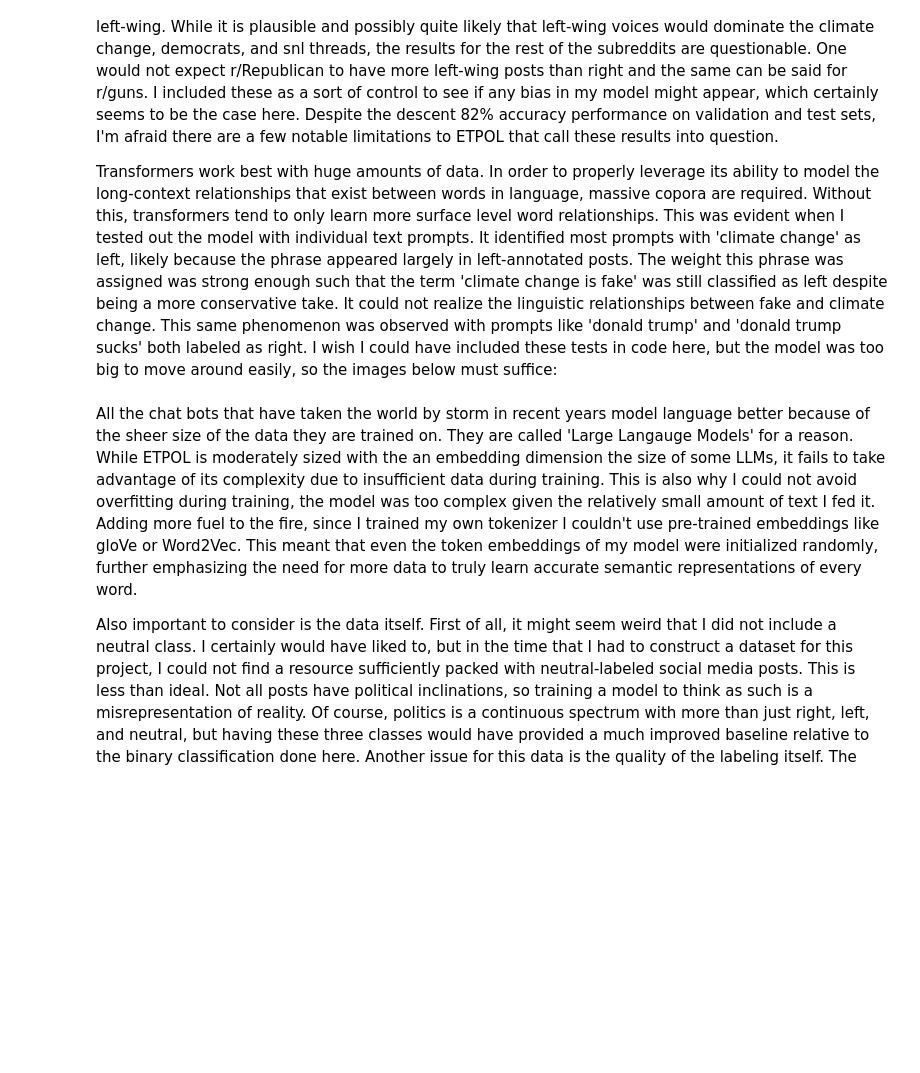
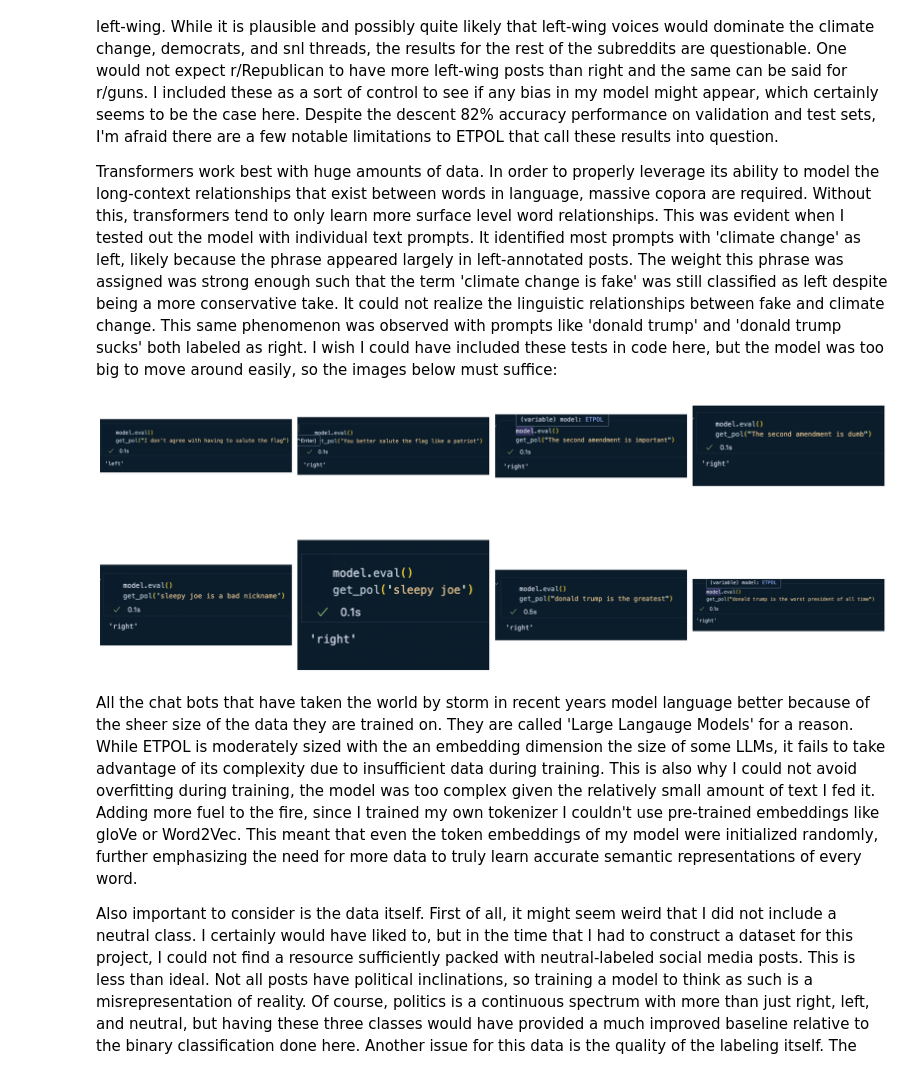
Before and after one commit to FynnHR28/ETPOL, a Jupyter notebook: Writeup.ipynb, the cells around one changed output. Drawn from its saved outputs; the diff is of its cells as text; code cells hidden in the pictures; blank space fills up the shorter version.

Commit message:
added images

```diff
--- a/Writeup.ipynb
+++ b/Writeup.ipynb
@@ -312,12 +312,26 @@ ETPOL seemed to favor classifying post content as left-wing. On all the subreddi
 Transformers work best with huge amounts of data. In order to properly leverage its ability to model the long-context relationships that exist between words in language, massive copora are required. Without this, transformers tend to only learn more surface level word relationships. This was evident when I tested out the model with individual text prompts. It identified most prompts with 'climate change' as left, likely because the phrase appeared largely in left-annotated posts. The weight this phrase was assigned was strong enough such that the term 'climate change is fake' was still classified as left despite being a more conservative take. It could not realize the linguistic relationships between fake and climate change. This same phenomenon was observed with prompts like 'donald trump' and 'donald trump sucks' both labeled as right. I wish I could have included these tests in code here, but the model was too big to move around easily, so the images below must suffice:
 # %%
 import matplotlib.image as mpimg
+import glob
 
-fig, axs = plt.subplots(2, 4, figsize = (10,10))
+salute_tests = glob.glob('gen_test_ss/*salute.png')
+amend_tests = glob.glob('gen_test_ss/2nd*.png')
+joe_tests = glob.glob('gen_test_ss/sleepy*.png')
+trump_tests = glob.glob('gen_test_ss/trump*.png')
 
+gen_tests_all = salute_tests + amend_tests + joe_tests + trump_tests
+
+fig, axs = plt.subplots(2, 4, figsize= (20,10))
+axs = axs.flatten()
+
+for img_path, ax in zip(gen_tests_all, axs):
+    ax.imshow(mpimg.imread(img_path))
+    ax.axis('off')
 
 plt.tight_layout()
 plt.show()
+# %% [output]
+[figure, added]
 # %% [markdown]
 All the chat bots that have taken the world by storm in recent years model language better because of the sheer size of the data they are trained on. They are called 'Large Langauge Models' for a reason. While ETPOL is moderately sized with the an embedding dimension the size of some LLMs, it fails to take advantage of its complexity due to insufficient data during training. This is also why I could not avoid overfitting during training, the model was too complex given the relatively small amount of text I fed it. Adding more fuel to the fire, since I trained my own tokenizer I couldn't use pre-trained embeddings like gloVe or Word2Vec. This meant that even the token embeddings of my model were initialized randomly, further emphasizing the need for more data to truly learn accurate semantic representations of every word.
 
```
Also changed, not shown: parts of 1 cell of this notebook.
